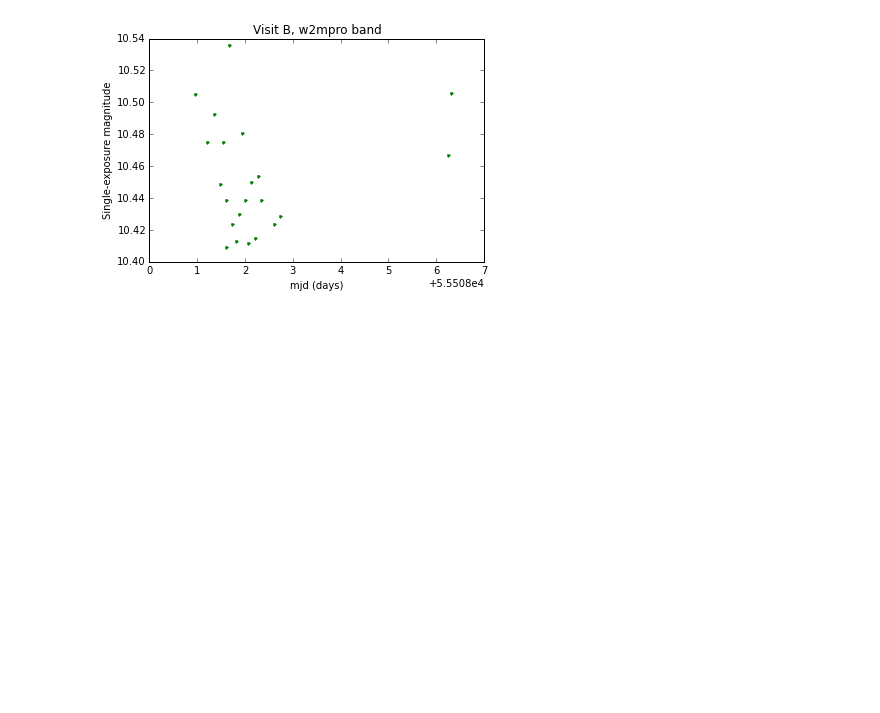
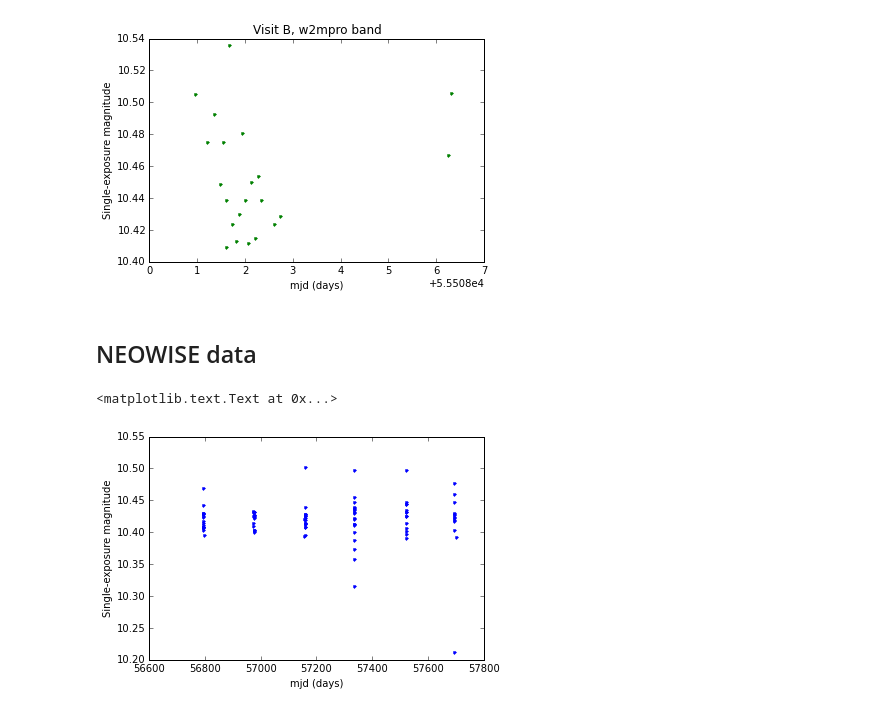
Before and after one commit to RileyWClarke/WISE_Boyajian, a Jupyter notebook: WISE_Boyajian.ipynb, the cells around one changed output. Drawn from its saved outputs; the diff is of its cells as text; code cells hidden in the pictures; blank space fills up the shorter version.

Commit message:
Added NEOWISE data

```diff
--- a/WISE_Boyajian.ipynb
+++ b/WISE_Boyajian.ipynb
@@ -8,3 +9,4 @@ from matplotlib import pyplot as plt
 ### Reading in data
 
 mjd, w1mpro, w1mpro_err, w2mpro, w2mpro_err = np.loadtxt('boyajian_table.txt', usecols=(7,8,9,11,12), unpack=True)
+w1_neo, w1_err_neo, w2_neo, w2_err_neo, neo_mjd = np.loadtxt('neoWISE.txt', usecols=(5,6,9,10,18), unpack=True)
@@ -72,3 +76,15 @@ plt.title('Visit B, w2mpro band')
 # %% [output]
 <matplotlib.text.Text at 0x...>
 [figure]
+# %% [markdown]
+## NEOWISE data
+# %%
+###w1mpro band, all visits
+plt.plot(neo_mjd,w1_neo,'b.')
+plt.xlabel('mjd (days)')
+plt.ylabel('Single-exposure magnitude')
+
+### From left to right, visits C, D, E, F, G, H
+# %% [output]
+<matplotlib.text.Text at 0x...>
+[figure, added]
```
Also changed, not shown: parts of 9 cells of this notebook.
